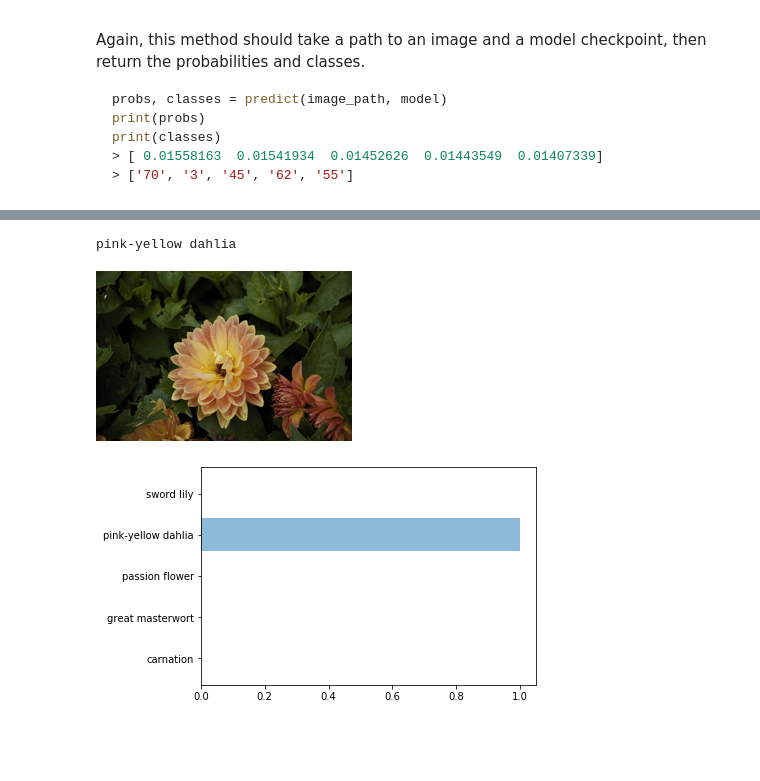
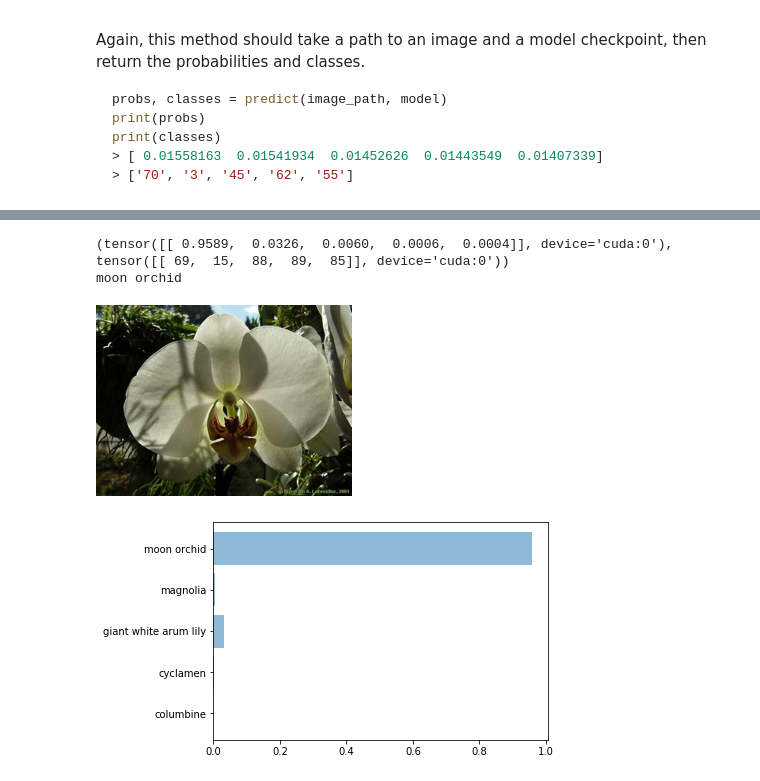
Before and after one commit to sumitasharma/ImageClassifier, a Jupyter notebook: Image Classifier Project.ipynb, the cells around one changed output, grey strips where cells are left out. Cells and saved outputs as stored; diff of their text form; code cells hidden in the pictures; blank space fills up the shorter version.

```diff
--- a/Image Classifier Project.ipynb
+++ b/Image Classifier Project.ipynb
@@ -263,6 +265,12 @@ torch.save(checkpoint, 'checkpoint.pth')
 At this point it's good to write a function that can load a checkpoint and rebuild the model. That way you can come back to this project and keep working on it without having to retrain the network.
 # %%
 checkpoint = torch.load('checkpoint.pth')
+model = getattr(models, checkpoint['arch'])(pretrained=True)
+
+model.cuda()
+for param in model.parameters():
+    param.requires_grad = False
+model.classifier = checkpoint['classifier']
 model.load_state_dict(checkpoint['state_dict'])
 model.class_to_idx = checkpoint['class_to_idx']
 
@@ -340,8 +348,18 @@ You can convert from the class integer encoding to actual flower names with the
 # %%
 def process_image(image):
     pil_image = Image.open(image)
-    # print(pil_image)
-    pil_image.thumbnail((256,256))
+    width, height = pil_image.size
+    # print("width, height" , width, height)
+    aspect_ratio = width/height
+    # Resize the image so that shortest side is 256 and longer side is scaled per image dimensions
+    if(width > height):
+        new_height = 256
+        new_width = int(round(new_height*aspect_ratio))
+    else:
+        new_width = 256
+        new_height = int(round(new_width/aspect_ratio))
+    # print("new width, new_hight" , new_width, new_height)
+    pil_image = pil_image.resize((new_width, new_height))
     pil_image = pil_image.resize((224,224))
     np_image = np.array(pil_image) / 255
     np_mean = np.array([0.485, 0.456, 0.406])
@@ -357,18 +375,21 @@ def predict(image_path, model, topk=5):
 
     output = model.forward(img)
 
-    ps = torch.exp(output)
-    # print(torch.topk(ps, 5))
-    return torch.topk(ps, 5)
+    ps = F.softmax(output, dim=1)
+    print(torch.topk(ps, topk))
+    return torch.topk(ps, topk)
+
 
 #image_selection_dir = '10'
 #image_name = 'image_07090.jpg'
 
-# image_selection_dir = '7'
-# image_name = 'image_07211.jpg'
+# Moon Orchid
+image_selection_dir = '7'
+image_name = 'image_07211.jpg'
 
-image_selection_dir = '60'
-image_name = 'image_02932.jpg'
+# Yellow Dahlia
+#image_selection_dir = '60'
+#image_name = 'image_02932.jpg'
 
 image = test_dir + '/' + image_selection_dir + '/' + image_name
 probs, classes = predict(image, model)
@@ -378,33 +399,34 @@ probs, classes = predict(image, model)
 
 
 classes_numpy = classes.cpu().numpy()
 probs_numpy = (probs.data).cpu().numpy()
 
 # print('classes_numpy is', classes_numpy)
 
 print(cat_to_name[image_selection_dir])
 # Display the image
 pil_im = Image.open(image)
 pil_im.thumbnail((256,256))
 display(pil_im)
 
 # Show the horizontal bar plot
 name_to_prob = {}
 for index,value in enumerate(classes_numpy[0]):
     # print('index,value is', index, value)
     for key in model.class_to_idx:
         # print('key is', key)
         if (model.class_to_idx[key] == value):
             name_to_prob[probs_numpy[0][index]] = cat_to_name[str(key)]
 
 # print(name_to_prob)
 
 fig, ax = plt.subplots()
 lists = sorted(name_to_prob.items())
 x, y = zip(*lists)
 plt.barh(y, x, align='center', alpha=0.5)
 plt.show()
 # %% [output]
-pink-yellow dahlia
+(tensor([[ 0.9589,  0.0326,  0.0060,  0.0006,  0.0004]], device='cuda:0'), tensor([[ 69,  15,  88,  89,  85]], device='cuda:0'))
+moon orchid
-[figure, old version]
+[figure, new version]
-[figure, old version]
+[figure, new version]
```
Also changed, not shown: parts of 4 cells of this notebook.
